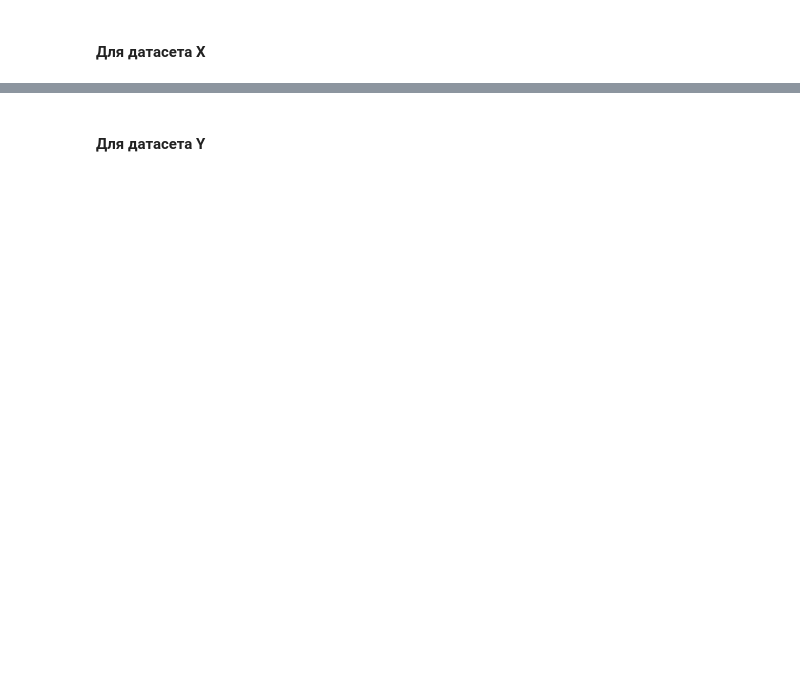
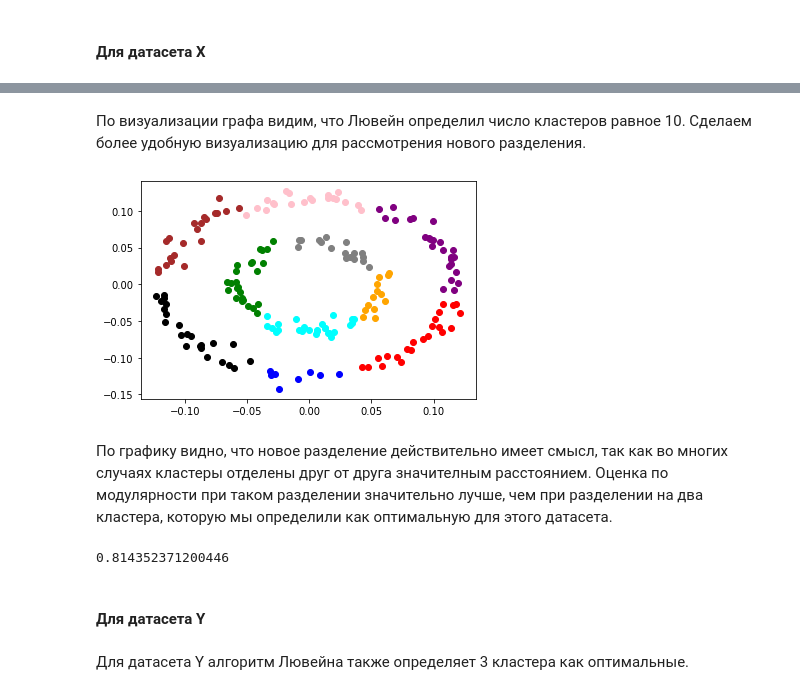
Before and after one commit to vsavkina/lab3, a Jupyter notebook: Lab3_13.ipynb, the cells around one changed output, grey strips where cells are left out. Cells and saved outputs as stored; diff of their text form; code cells hidden in the pictures; blank space fills up the shorter version.

```diff
--- a/Lab3_13.ipynb
+++ b/Lab3_13.ipynb
@@ -622,5 +644,24 @@ plt.show()
+# %% [markdown]
+По визуализации графа видим, что Лювейн определил число кластеров равное 10. Сделаем более удобную визуализацию для рассмотрения нового разделения.
+# %%
+color_map = ['blue', 'orange', 'green', 'red', 'purple', 'brown', 'pink', 'gray', 'black', 'cyan']
+for i in range(200):
+
+        plt.scatter(X_2d[:,0][i] , X_2d[:,1][i], color=color_map[list(X_partition.values())[i]])
+# %% [output]
+[figure, added]
+# %% [markdown]
+По графику видно, что новое разделение действительно имеет смысл, так как во многих случаях кластеры отделены друг от друга значителным расстоянием. Оценка по модулярности при таком разделении значительно лучше, чем при разделении на два кластера, которую мы определили как оптимальную для этого датасета.
+# %%
+get_set = lambda i, partition: {k for k,v in partition.items() if v == i}
+all_sets = lambda partition: [get_set(i, partition) for i in range(max(partition.values())+1)]
+nx.algorithms.community.quality.modularity(X_graph, all_sets(X_partition))
+# %% [output]
+0.814352371200446
 # %% [markdown]
 #### Для датасета Y
+# %% [markdown]
+Для датасета Y алгоритм Лювейна также определяет 3 кластера как оптимальные.
 # %%
 Y_partition = community_louvain.best_partition(Y_graph)
 # %%
```
Also changed, not shown: parts of 31 cells of this notebook.
